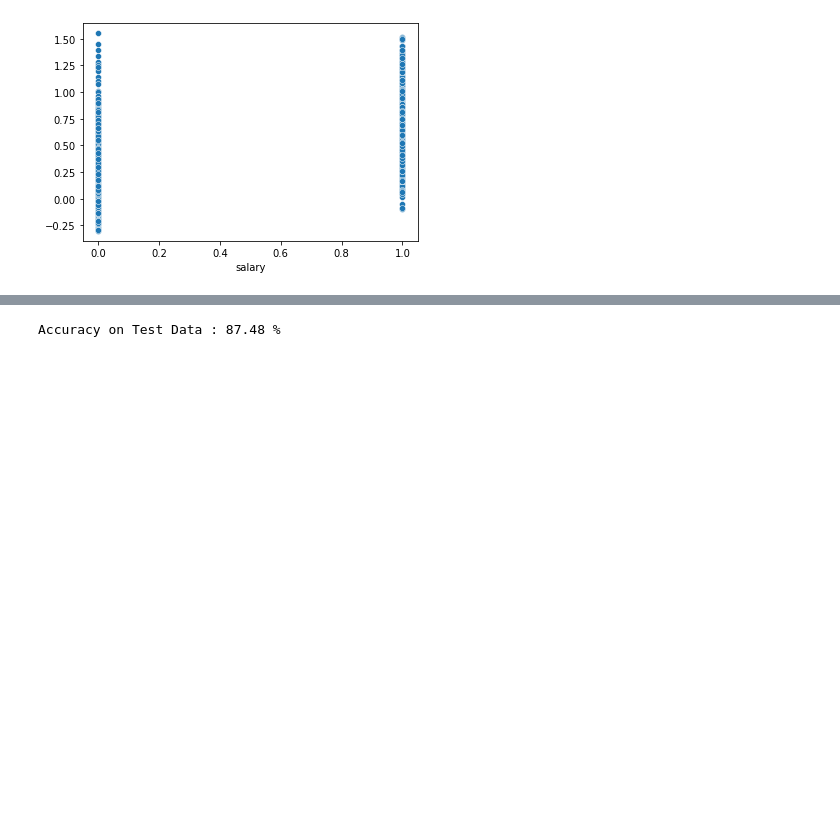
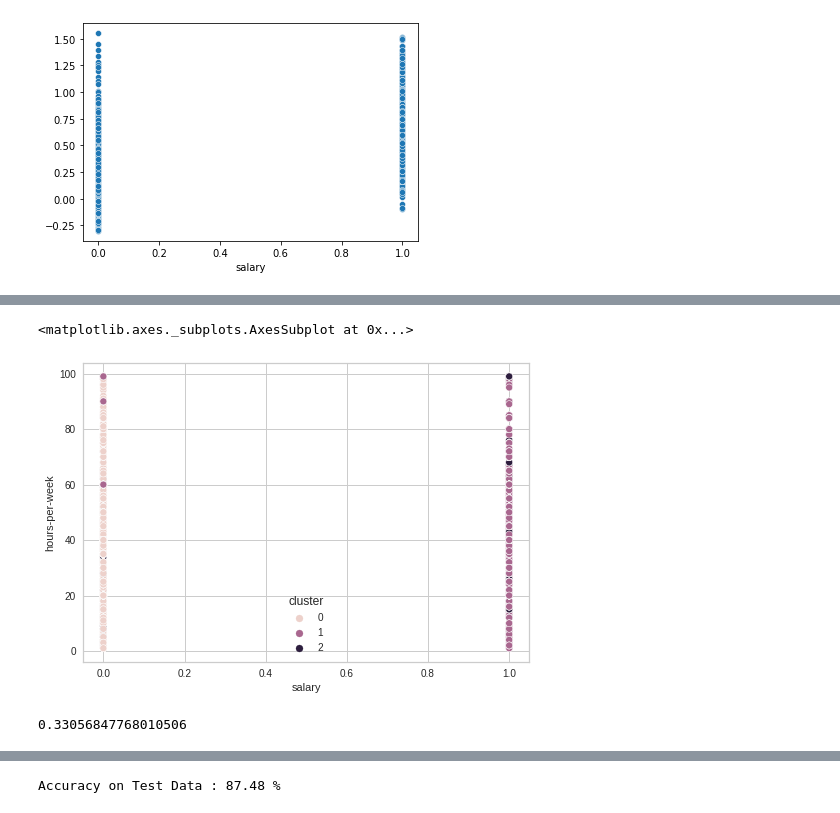
Before and after one commit to larhchim/Salary-Prediction-Classification-ML, a Jupyter notebook: Projet_ML_LARHCHIM_EL_BIYAALI.ipynb, the cells around one changed output, grey strips where cells are left out. Saved outputs shown, nothing was run; the diff lists cells and outputs as text; code cells hidden in the pictures; blank space fills up the shorter version.

```diff
--- a/Projet_ML_LARHCHIM_EL_BIYAALI.ipynb
+++ b/Projet_ML_LARHCHIM_EL_BIYAALI.ipynb
@@ -836,0 +867,9 @@ Pass the following variables as keyword args: x, y. From version 0.12, the only
+# %%
+num_std = StandardScaler().fit_transform(numerical)
+
+km= KMeans(n_clusters=3)
+clusters = km.fit_predict(num_std)
+
+dataAndCluster2 = numerical.copy()
+dataAndCluster2["cluster"]=clusters
+dataAndCluster2.groupby("cluster").agg(['mean',"count"])
@@ -836,0 +883,9 @@ Pass the following variables as keyword args: x, y. From version 0.12, the only
+# %%
+sns.scatterplot(data=dataAndCluster2,x="salary",y="hours-per-week",hue="cluster")
+# %% [output]
+<matplotlib.axes._subplots.AxesSubplot at 0x...>
+[figure, added]
+# %%
+silhouette_score(num_std,dataAndCluster2["cluster"])
+# %% [output]
+0.33056847768010506
```
Also changed, not shown: parts of 11 cells of this notebook.
